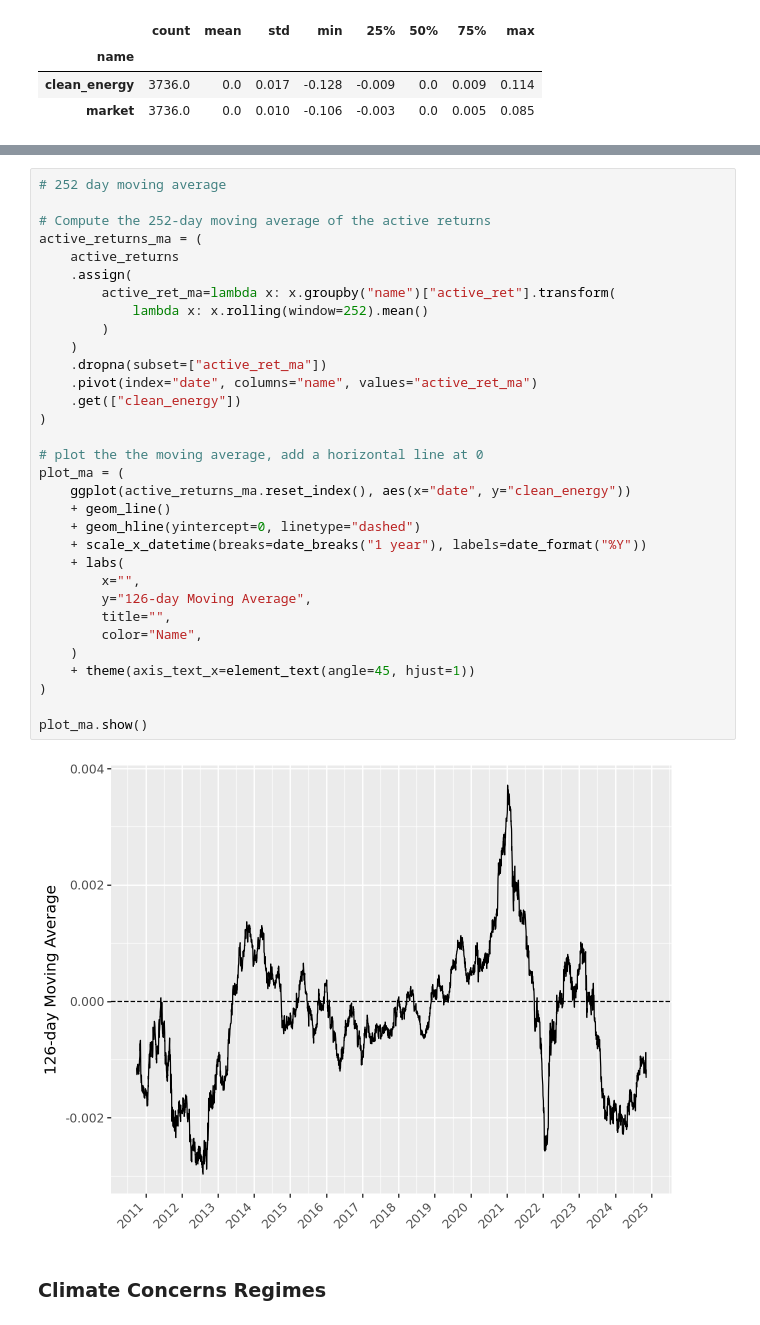
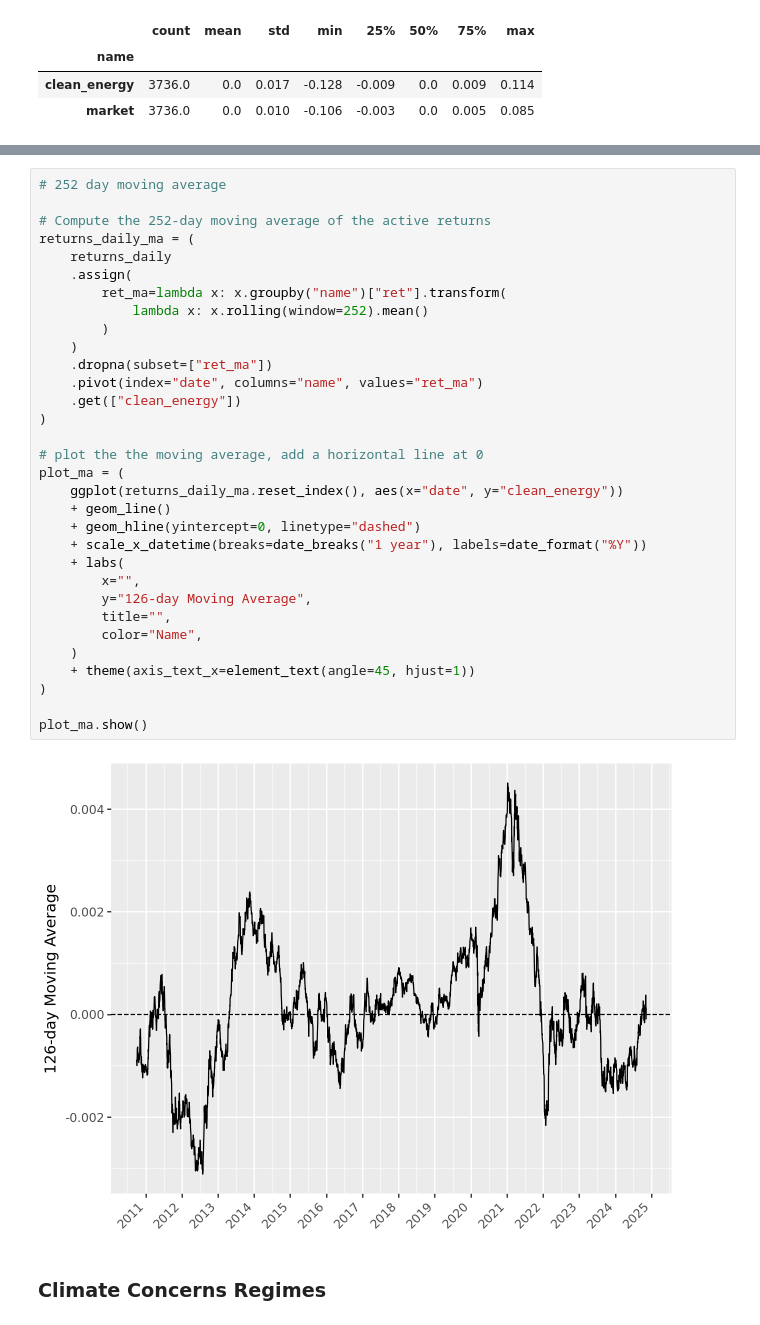
Before and after one commit to tlorans/climateriskspst, a Jupyter notebook: green_factor.ipynb, the cells around one changed output, grey strips where cells are left out. Drawn from its saved outputs; the diff is of its cells as text.

```diff
--- a/green_factor.ipynb
+++ b/green_factor.ipynb
@@ -67,37 +112,37 @@ active_returns = (
 # %%
 # 252 day moving average
 
 # Compute the 252-day moving average of the active returns
-active_returns_ma = (
-    active_returns
+returns_daily_ma = (
+    returns_daily
     .assign(
-        active_ret_ma=lambda x: x.groupby("name")["active_ret"].transform(
+        ret_ma=lambda x: x.groupby("name")["ret"].transform(
             lambda x: x.rolling(window=252).mean()
         )
     )
-    .dropna(subset=["active_ret_ma"])
-    .pivot(index="date", columns="name", values="active_ret_ma")
+    .dropna(subset=["ret_ma"])
+    .pivot(index="date", columns="name", values="ret_ma")
     .get(["clean_energy"])
 )
 
 # plot the the moving average, add a horizontal line at 0
 plot_ma = (
-    ggplot(active_returns_ma.reset_index(), aes(x="date", y="clean_energy"))
+    ggplot(returns_daily_ma.reset_index(), aes(x="date", y="clean_energy"))
     + geom_line()
     + geom_hline(yintercept=0, linetype="dashed")
     + scale_x_datetime(breaks=date_breaks("1 year"), labels=date_format("%Y"))
     + labs(
         x="",
         y="126-day Moving Average",
         title="",
         color="Name",
     )
     + theme(axis_text_x=element_text(angle=45, hjust=1))
 )
 
 plot_ma.show()
 # %% [output]
-[figure, old version]
+[figure, new version]
 # %% [markdown]
 ### Climate Concerns Regimes
 # %%
```
Also changed, not shown: parts of 13 cells of this notebook.
